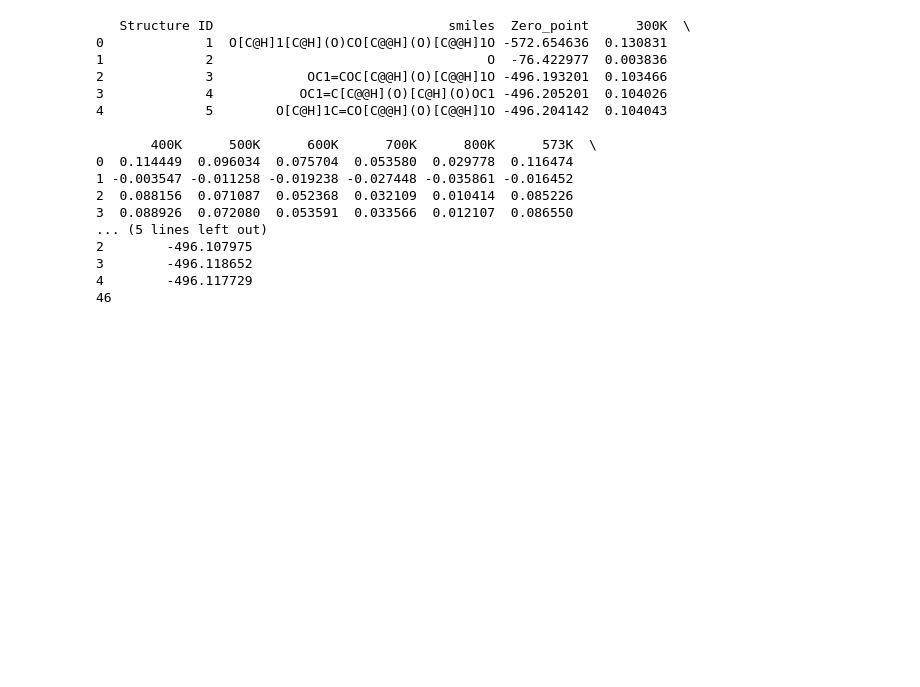
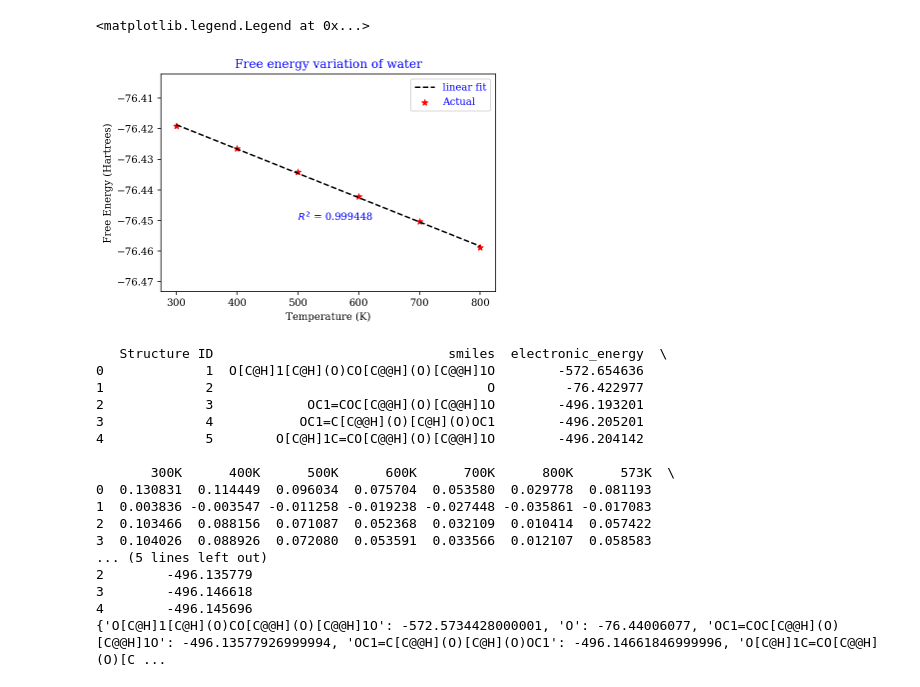
Before and after one commit to cmashraf/kinexns, a Jupyter notebook: examples/reaction_class.ipynb, the cells around one changed output. Drawn from its saved outputs; the diff is of its cells as text; code cells hidden in the pictures; blank space fills up the shorter version.

```diff
--- a/examples/reaction_class.ipynb
+++ b/examples/reaction_class.ipynb
@@ -22,9 +26,12 @@ def set_paths(myPath):
                             path to the file `compositionlist.dat`
     """
     #myPath = os.path.dirname(os.path.abspath(__file__))
-    reactionlist_path = myPath + '/data/complete_reaction_list.dat'
-    rateconstantlist_path = myPath + '/data/complete_rateconstant_list.dat'
-    free_energy_path = myPath + '/data/free_energy_library.dat'
+#     reactionlist_path = myPath + '/data/complete_reaction_list.dat'
+#     rateconstantlist_path = myPath + '/data/complete_rateconstant_list.dat'
+#     free_energy_path = myPath + '/data/free_energy_library.dat'
+    reactionlist_path = myPath + '/data/reaction_list.dat'
+    rateconstantlist_path = myPath + '/data/rateconstant_list.dat'
+    free_energy_path = myPath + '/../kmpy/data/free_energy_library.dat'
     return reactionlist_path, rateconstantlist_path, free_energy_path
 # %%
 file_reactionlist, file_rateconstantlist, file_free_energy = set_paths(cwd)
@@ -226,3 +461,24 @@ forward_rate_constants
+# %%
+X = [300.0, 400.0, 500.0, 600.0, 700.0, 800.0]
+Y = df_new[1]
+#fit = np.polyfit(X,Y,1)
+#fit_fn = np.poly1d(fit)
+slope, intercept, r_value, p_value, std_err = stats.linregress(X,Y)
+#print(intercept)
+Y1 = [slope * float(x) + intercept for x in X]
+r_2 = r_value**2
+
+fig, ax = plt.subplots()
+ax.scatter( X, Y, marker = '*', color = 'red', label = 'Actual')
+ax.plot(X, Y1, '--k', label = 'linear fit')
+plt.xlabel('Temperature (K)')
+plt.ylabel('Free Energy (Hartrees)')
+plt.title('Free energy variation of water')
+plt.text(500, -76.45, '$ R^2 $ = %f' %r_2)
+plt.legend()
+# %% [output]
+<matplotlib.legend.Legend at 0x...>
+[figure, added]
 # %%
 def build_free_energy_dict(free_energy_path, T):
     """
@@ -259,22 +515,22 @@ def build_free_energy_dict(free_energy_path, T):
     return free_energy
 # %%
 free_energy_dict = build_free_energy_dict(file_free_energy, temp)
-print(len(free_energy_dict))
+print(free_energy_dict)
 # %% [output]
-   Structure ID                              smiles  Zero_point      300K  \
-0             1  O[C@H]1[C@H](O)CO[C@@H](O)[C@@H]1O -572.654636  0.130831
-1             2                                   O  -76.422977  0.003836
-2             3            OC1=COC[C@@H](O)[C@@H]1O -496.193201  0.103466
-3             4           OC1=C[C@@H](O)[C@H](O)OC1 -496.205201  0.104026
-4             5        O[C@H]1C=CO[C@@H](O)[C@@H]1O -496.204142  0.104043
+   Structure ID                              smiles  electronic_energy  \
+0             1  O[C@H]1[C@H](O)CO[C@@H](O)[C@@H]1O        -572.654636
+1             2                                   O         -76.422977
+2             3            OC1=COC[C@@H](O)[C@@H]1O        -496.193201
+3             4           OC1=C[C@@H](O)[C@H](O)OC1        -496.205201
+4             5        O[C@H]1C=CO[C@@H](O)[C@@H]1O        -496.204142
 
-       400K      500K      600K      700K      800K      573K  \
-0  0.114449  0.096034  0.075704  0.053580  0.029778  0.116474
-1 -0.003547 -0.011258 -0.019238 -0.027448 -0.035861 -0.016452
-2  0.088156  0.071087  0.052368  0.032109  0.010414  0.085226
-3  0.088926  0.072080  0.053591  0.033566  0.012107  0.086550
+       300K      400K      500K      600K      700K      800K      573K  \
+0  0.130831  0.114449  0.096034  0.075704  0.053580  0.029778  0.081193
+1  0.003836 -0.003547 -0.011258 -0.019238 -0.027448 -0.035861 -0.017083
+2  0.103466  0.088156  0.071087  0.052368  0.032109  0.010414  0.057422
+3  0.104026  0.088926  0.072080  0.053591  0.033566  0.012107  0.058583
 ... (5 lines left out)
-2        -496.107975
-3        -496.118652
-4        -496.117729
-46
+2        -496.135779
+3        -496.146618
+4        -496.145696
+{'O[C@H]1[C@H](O)CO[C@@H](O)[C@@H]1O': -572.5734428000001, 'O': -76.44006077, 'OC1=COC[C@@H](O)[C@@H]1O': -496.13577926999994, 'OC1=C[C@@H](O)[C@H](O)OC1': -496.14661846999996, 'O[C@H]1C=CO[C@@H](O)[C ...
```
Also changed, not shown: parts of 44 cells of this notebook, 8 other files.
